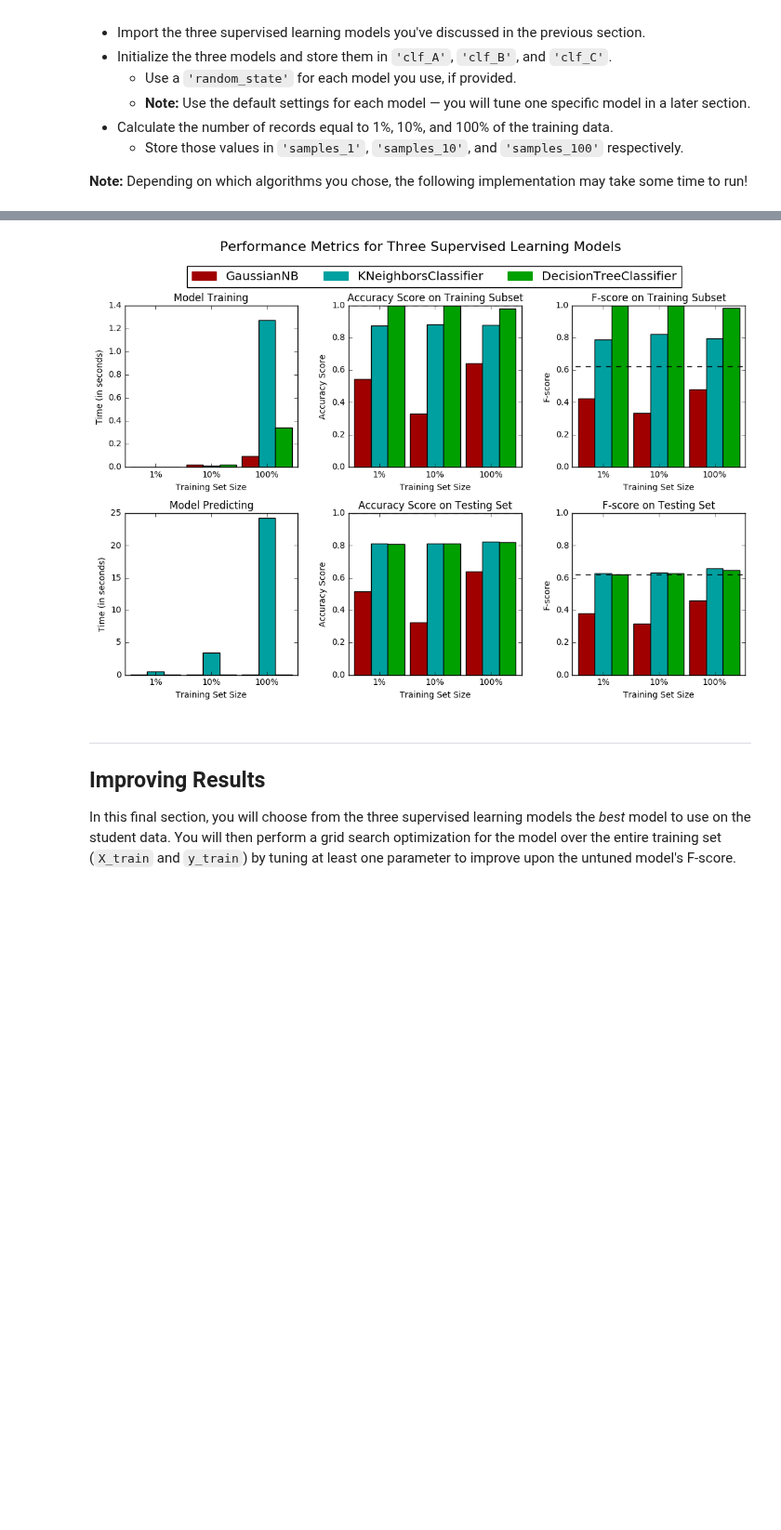
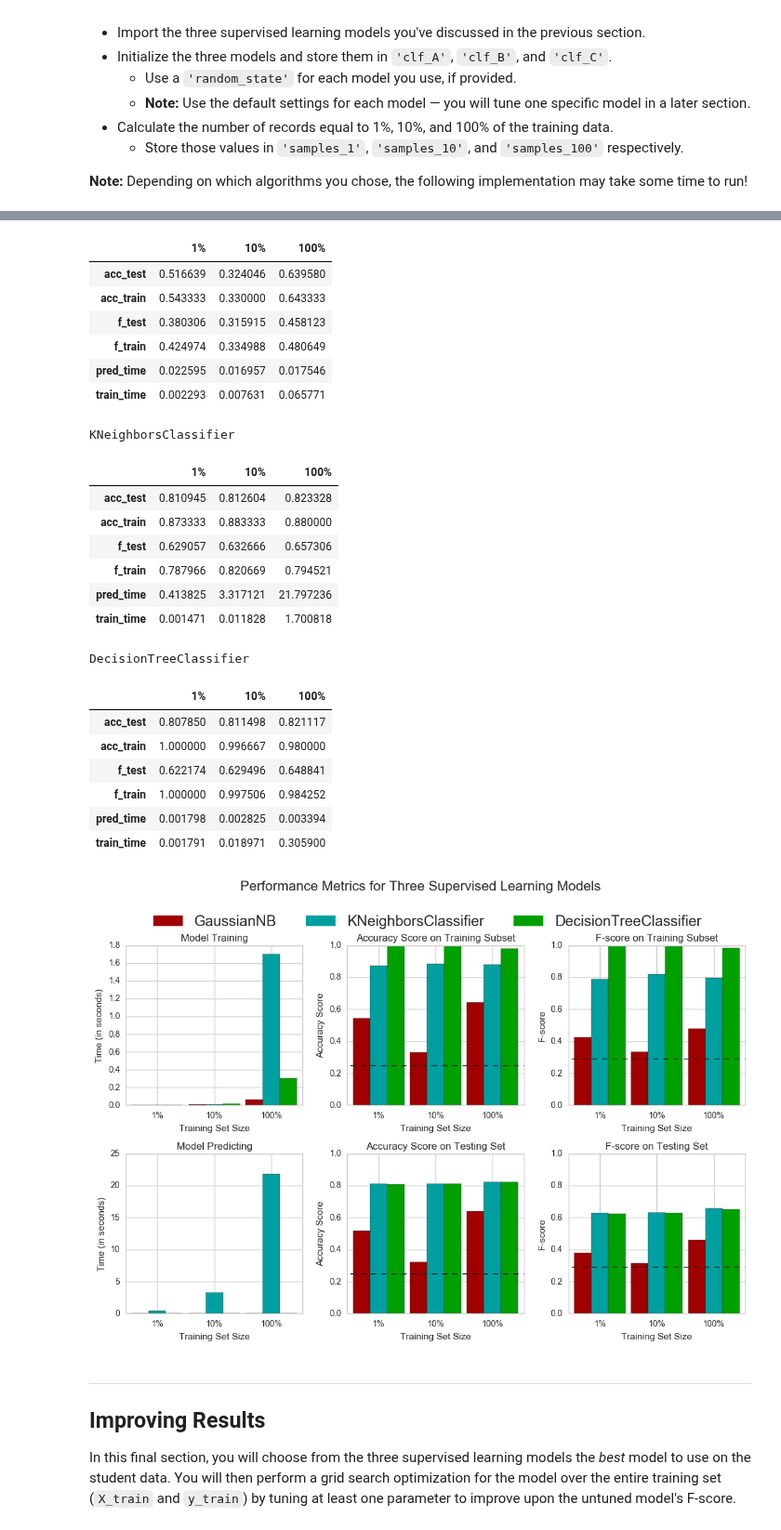
Before and after one commit to ibunny01/MLND, a Jupyter notebook: finding_donors.ipynb, the cells around one changed output, grey strips where cells are left out. Shown at 93% size. Drawn from its saved outputs; the diff is of its cells as text; code cells hidden in the pictures; blank space fills up the shorter version.

```diff
--- a/finding_donors.ipynb
+++ b/finding_donors.ipynb
@@ -68,6 +68,19 @@ print "Total number of records: {}".format(n_records)
 print "Individuals making more than $50,000: {}".format(n_greater_50k)
 print "Individuals making at most $50,000: {}".format(n_at_most_50k)
 print "Percentage of individuals making more than $50,000: {:.2f}%".format(greater_percent)
+
+'''
+Pro tip: visualizing data
+Although the project template doesn't go into exploratory data analysis (EDA) that much,
+it's usually a big part of any data analysis project.
+
+One nice method to try is factor plots in seaborn.
+For example, below you can see the count of individuals making less than or more than 50K,
+with a breakdown by the features sex and marital-status...
+'''
+import seaborn as sns
+sns.set(style="whitegrid", color_codes=True)
+sns.factorplot("sex", col="marital-status", data=data, hue='income', kind="count", col_wrap=3);
 # %% [output]
 Total number of records: 45222
 Individuals making more than $50,000: 11208
@@ -217,9 +274,16 @@ Looking at the distribution of classes (those who make at most \$50,000, and tho
 #     print y_test.count()
 
 # following values come from "Implementation: Data Exploration" section
+'''
+ If we chose a model that always predicted an individual made more than $50,000,
+ what would that model's accuracy and F-score be on this dataset?
+ --->
+
+ It means that assumed model always predict someone make mode than 50K
+'''
 tp_cnt = 11208.
-tn_cnt = 34014.
-fp_cnt = 0.
+tn_cnt = 0.
+fp_cnt = 34014.
 fn_cnt = 0.
 
 # __DEBUG__ = True
@@ -230,12 +294,12 @@ accuracy = (tp_cnt+tn_cnt) / (tp_cnt+tn_cnt+fp_cnt+fn_cnt)
 
 # TODO: Calculate F-score using the formula above for beta = 0.5
 precision = tp_cnt / (tp_cnt+fp_cnt)
-recall = tp_cnt / (tp_cnt+tn_cnt)
+recall = tp_cnt / (tp_cnt+fn_cnt)
 beta = 0.5
 
 # __DEBUG__ = True
 # if __DEBUG__:
-#     print accuracy, precision, recall, beta
+#     print 'accu:',accuracy, 'prec:',precision, 'rec:', recall, 'beta:',beta
 
 fscore = (1+beta**2)* (precision * recall) / ((beta**2 * precision)+(recall))
 
@@ -393,6 +465,10 @@ for clf in [clf_A, clf_B, clf_C]:
         results[clf_name][i] = \
         train_predict(clf, samples, X_train, y_train, X_test, y_test)
 
+for i in results.items():
+    print i[0]
+    display(pd.DataFrame(i[1]).rename(columns={0:'1%', 1:'10%', 2:'100%'}))
+
 # Run metrics visualization for the three supervised learning models chosen
 vs.evaluate(results, accuracy, fscore)
 # %% [output]
@@ -409,4 +486,27 @@ KNeighborsClassifier trained on 36177 samples.
+|  | 1% | 10% | 100% |
+| acc_test | 0.516639 | 0.324046 | 0.639580 |
+| acc_train | 0.543333 | 0.330000 | 0.643333 |
+| f_test | 0.380306 | 0.315915 | 0.458123 |
+| f_train | 0.424974 | 0.334988 | 0.480649 |
+| pred_time | 0.022595 | 0.016957 | 0.017546 |
+| train_time | 0.002293 | 0.007631 | 0.065771 |
+KNeighborsClassifier
+|  | 1% | 10% | 100% |
+| acc_test | 0.810945 | 0.812604 | 0.823328 |
+| acc_train | 0.873333 | 0.883333 | 0.880000 |
+| f_test | 0.629057 | 0.632666 | 0.657306 |
+| f_train | 0.787966 | 0.820669 | 0.794521 |
+| pred_time | 0.413825 | 3.317121 | 21.797236 |
+| train_time | 0.001471 | 0.011828 | 1.700818 |
+DecisionTreeClassifier
+|  | 1% | 10% | 100% |
+| acc_test | 0.807850 | 0.811498 | 0.821117 |
+| acc_train | 1.000000 | 0.996667 | 0.980000 |
+| f_test | 0.622174 | 0.629496 | 0.648841 |
+| f_train | 1.000000 | 0.997506 | 0.984252 |
+| pred_time | 0.001798 | 0.002825 | 0.003394 |
+| train_time | 0.001791 | 0.018971 | 0.305900 |
-[figure, old version]
+[figure, new version]
 # %% [markdown]
 ----
 ## Improving Results
```
Also changed, not shown: parts of 13 cells of this notebook, 1 other file.
